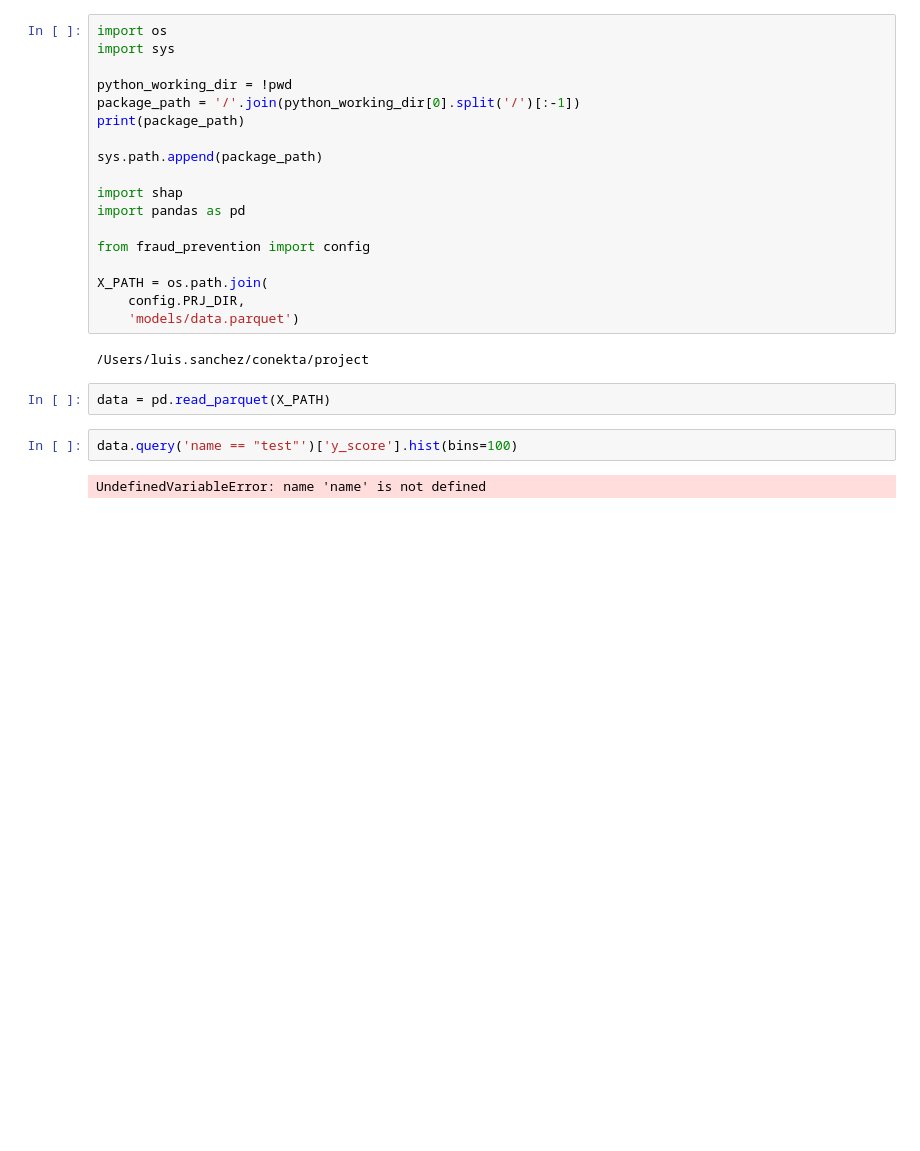
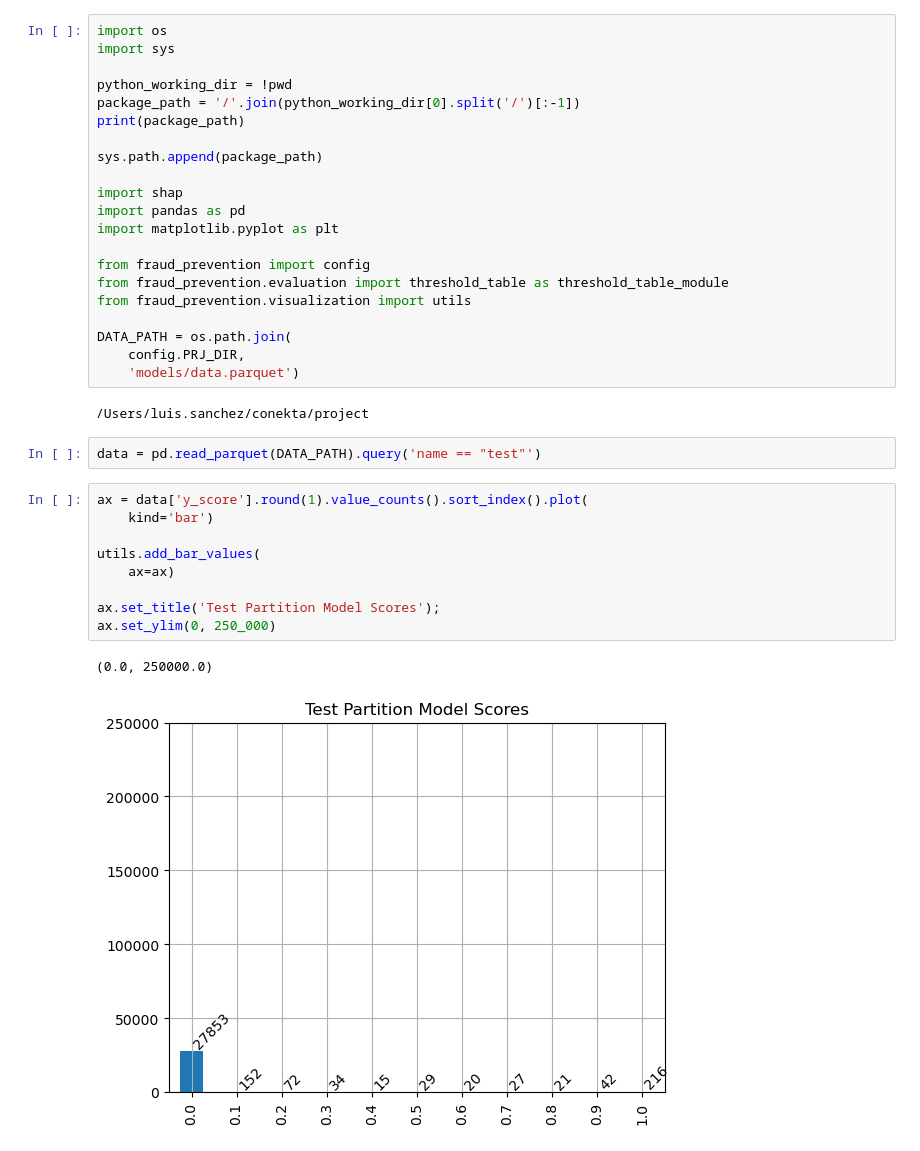
Before and after one commit to RaulSanchezVazquez/fraud_prevention, a Jupyter notebook: notebooks/2_Model_Development_and_Evaluation_B.ipynb, the cells around one changed output. Drawn from its saved outputs; the diff is of its cells as text; blank space fills up the shorter version.

```diff
--- a/notebooks/2_Model_Development_and_Evaluation_B.ipynb
+++ b/notebooks/2_Model_Development_and_Evaluation_B.ipynb
@@ -10,18 +10,29 @@ sys.path.append(package_path)
 
 import shap
 import pandas as pd
+import matplotlib.pyplot as plt
 
 from fraud_prevention import config
+from fraud_prevention.evaluation import threshold_table as threshold_table_module
+from fraud_prevention.visualization import utils
 
-X_PATH = os.path.join(
+DATA_PATH = os.path.join(
     config.PRJ_DIR,
     'models/data.parquet')
 # %% [output]
 /Users/luis.sanchez/conekta/project
 # %%
-data = pd.read_parquet(X_PATH)
+data = pd.read_parquet(DATA_PATH).query('name == "test"')
-# %%
-data.query('name == "test"')['y_score'].hist(bins=100)
-# %% [output]
-UndefinedVariableError: name 'name' is not defined
+# %%
+ax = data['y_score'].round(1).value_counts().sort_index().plot(
+    kind='bar')
+
+utils.add_bar_values(
+    ax=ax)
+
+ax.set_title('Test Partition Model Scores');
+ax.set_ylim(0, 250_000)
+# %% [output]
+(0.0, 250000.0)
+[figure, added]
 # %%
```
Also changed, not shown: parts of 4 cells of this notebook, 3 other files.
